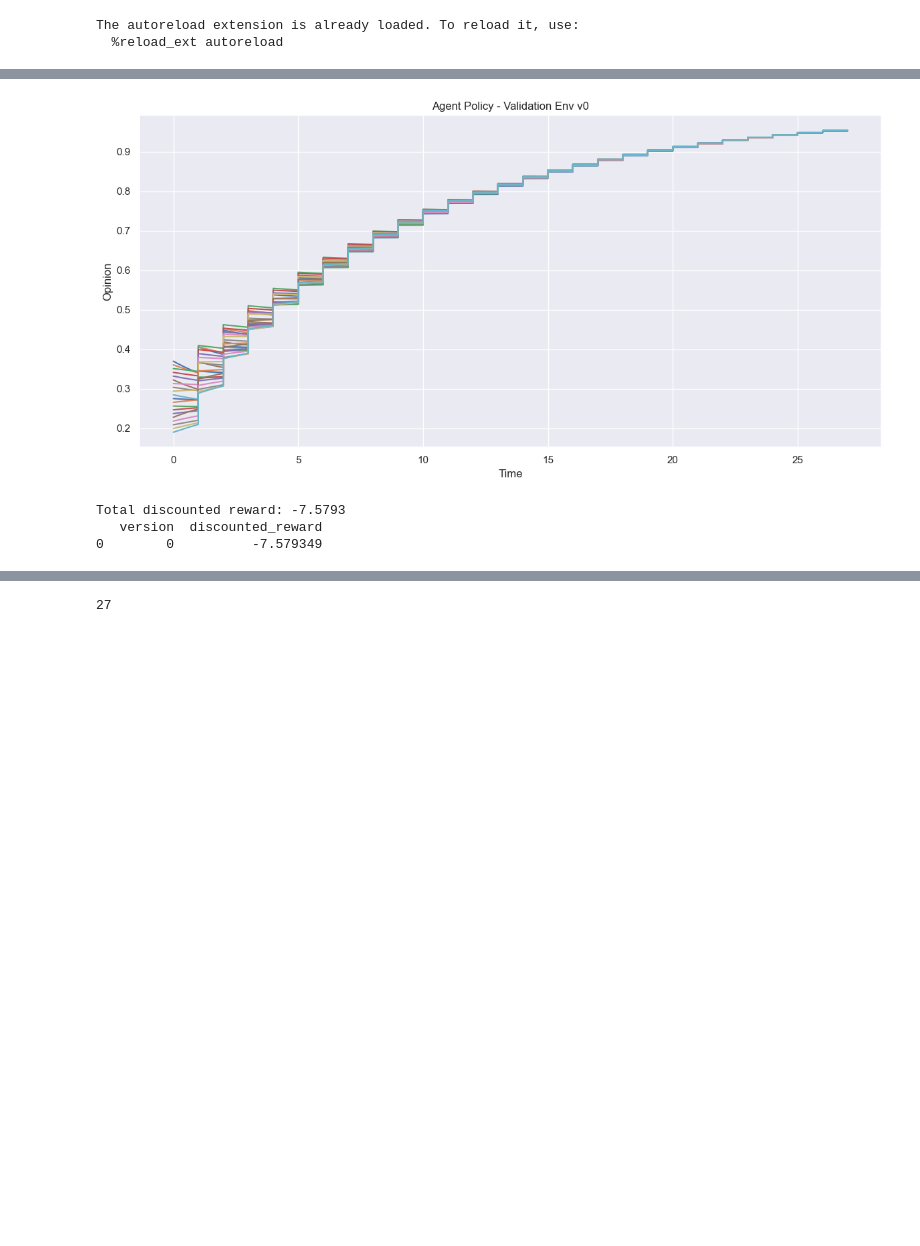
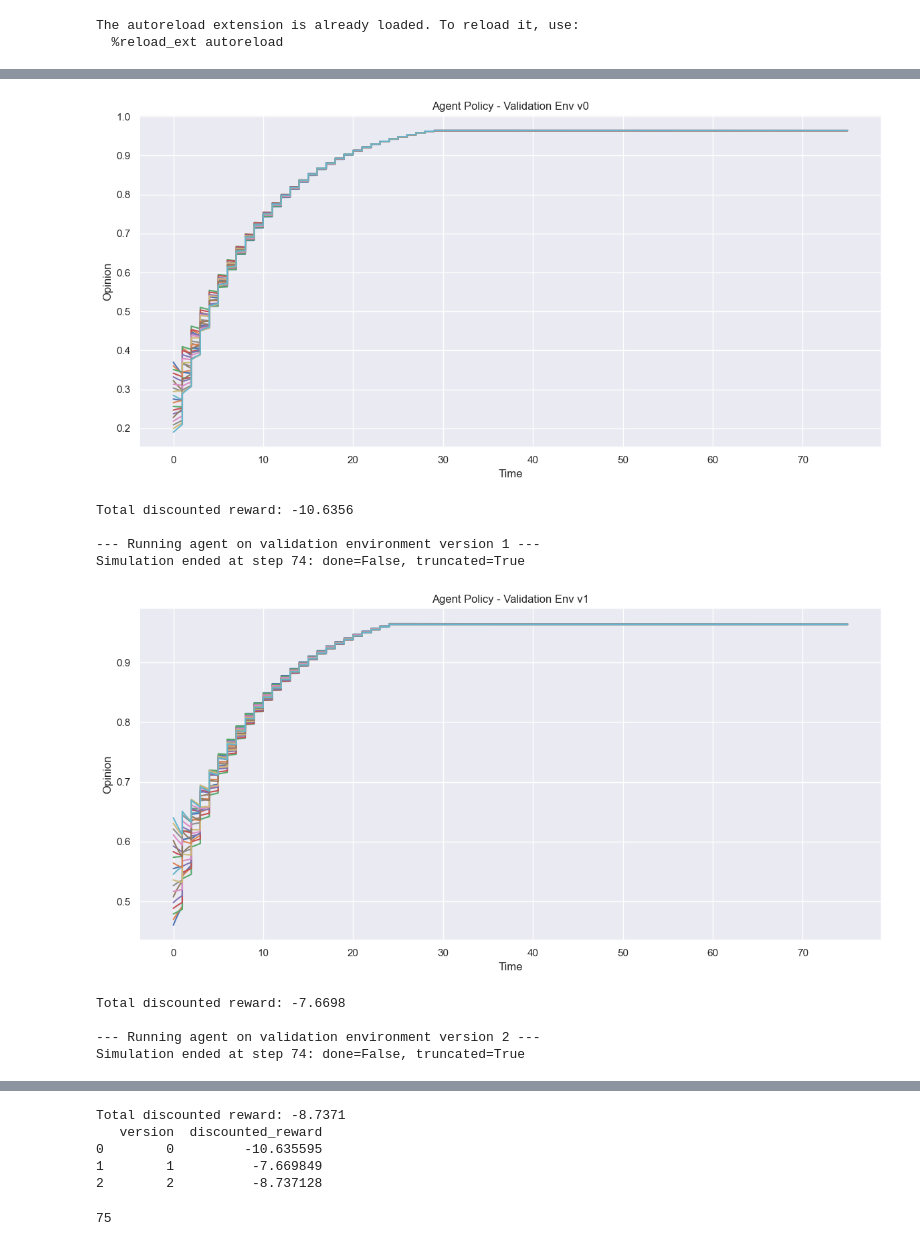
Before and after one commit to mariusdgm/phd-rl-algos, a Jupyter notebook: dqn/opinion_dynamics/experiments/agent_eval.ipynb, the cells around one changed output, grey strips where cells are left out. Cells and saved outputs as stored; diff of their text form; code cells hidden in the pictures; blank space fills up the shorter version.

Commit message:
Experiment with fixed nr steps successful

```diff
--- a/dqn/opinion_dynamics/experiments/agent_eval.ipynb
+++ b/dqn/opinion_dynamics/experiments/agent_eval.ipynb
@@ -84,7 +85,7 @@ exp_subdir = r"d:\Work\repos\RL\phd-rl-algos\dqn\opinion_dynamics\experiments\re
 
 # exp_subdir = r"D:\Work\repos\RL\phd-rl-algos\dqn\opinion_dynamics\experiments\results\2025Jul25-031713_configs\0001_agent_params.args_.betas__0__1__2_\1"
 
-exp_subdir = r"d:\Work\repos\RL\phd-rl-algos\dqn\opinion_dynamics\experiments\results\2025Aug27-001535_configs\0000_optim.args_.eps_1e-09__optim.args_.lr_1e-06__agent_params.args_.betas__0__1__2___agent_params.model_OpinionNetFixedW\1"
+exp_subdir = r"d:\Work\repos\RL\phd-rl-algos\dqn\opinion_dynamics\experiments\results\2025Aug30-132637_configs\0001_optim.args_.eps_1e-09__optim.args_.lr_5e-06__agent_params.args_.betas__0__1__2___agent_params.model_OpinionNetFixedW__experiment_opinion_agent_dqn_fixed_dist_fixed_steps\0"
 
 
 
@@ -93,8 +94,8 @@ agent = instantiate_agent(exp_subdir)
 
 results = []
 
-# env_versions = agent.env_factory.validation_versions
-env_versions = [0]
+env_versions = agent.env_factory.validation_versions
+# env_versions = [0]
 
 for version in range(len(env_versions)):
     print(f"\n--- Running agent on validation environment version {version} ---")
@@ -144,4 +134,10 @@ Simulation ended at step 26: done=True, truncated=False
-[figure, old version]
+[figure, new version]
-Total discounted reward: -7.5793
-   version  discounted_reward
-0        0          -7.579349
+Total discounted reward: -10.6356
+
+--- Running agent on validation environment version 1 ---
+Simulation ended at step 74: done=False, truncated=True
+[figure, added]
+Total discounted reward: -7.6698
+
+--- Running agent on validation environment version 2 ---
+Simulation ended at step 74: done=False, truncated=True
@@ -148,4 +145,9 @@ Total discounted reward: -7.5793
+Total discounted reward: -8.7371
+   version  discounted_reward
+0        0         -10.635595
+1        1          -7.669849
+2        2          -8.737128
 # %%
 len(actions)
 # %% [output]
-27
+75
```
Also changed, not shown: parts of 9 cells of this notebook, 7 other files.
